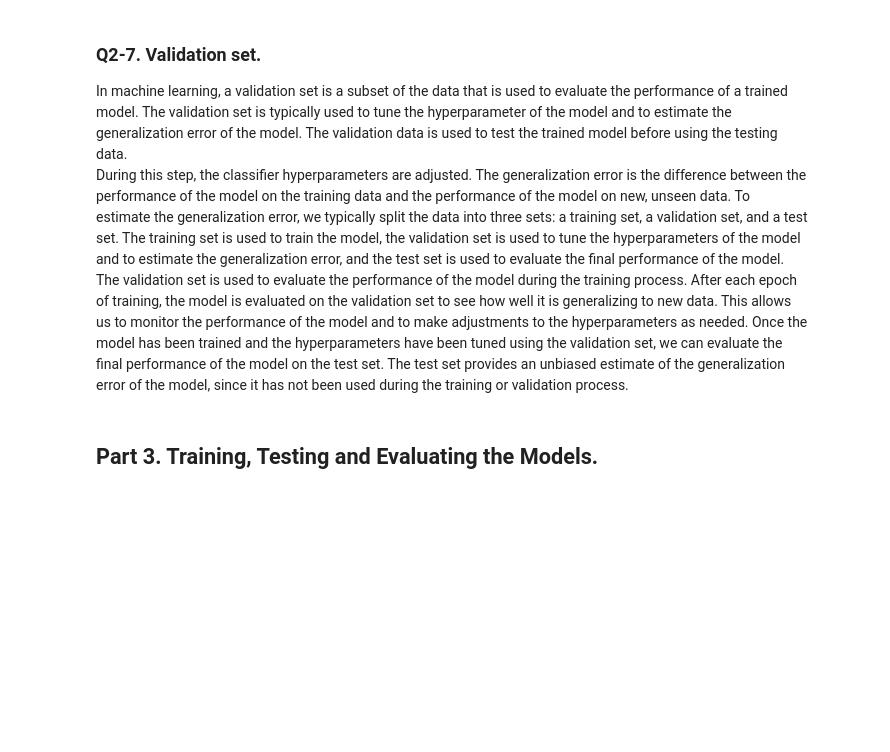
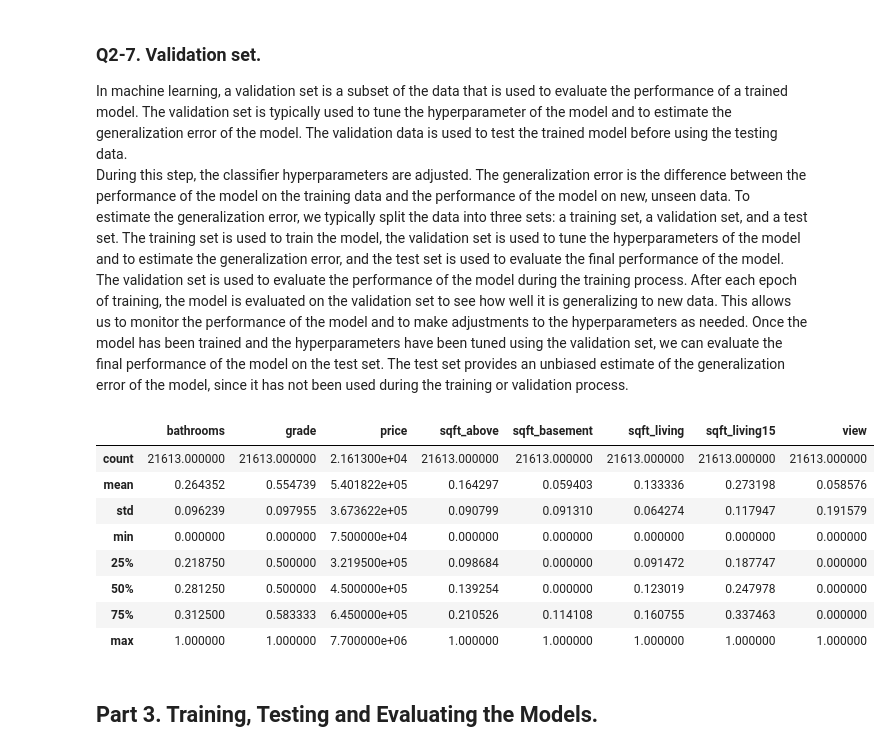
Before and after one commit to Shahriar-0/Artificial-Intelligence-Course-Projects-S2023, a Jupyter notebook: 5/AI_CA5.ipynb, the cells around one changed output. Drawn from its saved outputs; the diff is of its cells as text; code cells hidden in the pictures; blank space fills up the shorter version.

```diff
--- a/5/AI_CA5.ipynb
+++ b/5/AI_CA5.ipynb
@@ -559,6 +558,18 @@ The generalization error is the difference between the performance of the model
 To estimate the generalization error, we typically split the data into three sets: a training set, a validation set, and a test set. The training set is used to train the model, the validation set is used to tune the hyperparameters of the model and to estimate the generalization error, and the test set is used to evaluate the final performance of the model.
 The validation set is used to evaluate the performance of the model during the training process. After each epoch of training, the model is evaluated on the validation set to see how well it is generalizing to new data. This allows us to monitor the performance of the model and to make adjustments to the hyperparameters as needed.
 Once the model has been trained and the hyperparameters have been tuned using the validation set, we can evaluate the final performance of the model on the test set. The test set provides an unbiased estimate of the generalization error of the model, since it has not been used during the training or validation process.
+# %%
+df.describe()
+# %% [output]
+|  | bathrooms | grade | price | sqft_above | sqft_basement | sqft_living | sqft_living15 | view |
+| count | 21613.000000 | 21613.000000 | 2.161300e+04 | 21613.000000 | 21613.000000 | 21613.000000 | 21613.000000 | 21613.000000 |
+| mean | 0.264352 | 0.554739 | 5.401822e+05 | 0.164297 | 0.059403 | 0.133336 | 0.273198 | 0.058576 |
+| std | 0.096239 | 0.097955 | 3.673622e+05 | 0.090799 | 0.091310 | 0.064274 | 0.117947 | 0.191579 |
+| min | 0.000000 | 0.000000 | 7.500000e+04 | 0.000000 | 0.000000 | 0.000000 | 0.000000 | 0.000000 |
+| 25% | 0.218750 | 0.500000 | 3.219500e+05 | 0.098684 | 0.000000 | 0.091472 | 0.187747 | 0.000000 |
+| 50% | 0.281250 | 0.500000 | 4.500000e+05 | 0.139254 | 0.000000 | 0.123019 | 0.247978 | 0.000000 |
+| 75% | 0.312500 | 0.583333 | 6.450000e+05 | 0.210526 | 0.114108 | 0.160755 | 0.337463 | 0.000000 |
+| max | 1.000000 | 1.000000 | 7.700000e+06 | 1.000000 | 1.000000 | 1.000000 | 1.000000 | 1.000000 |
 # %% [markdown]
 ## Part 3. Training, Testing and Evaluating the Models.
 # %% [markdown]
```
Also changed, not shown: parts of 3 cells of this notebook, 1 other file.
